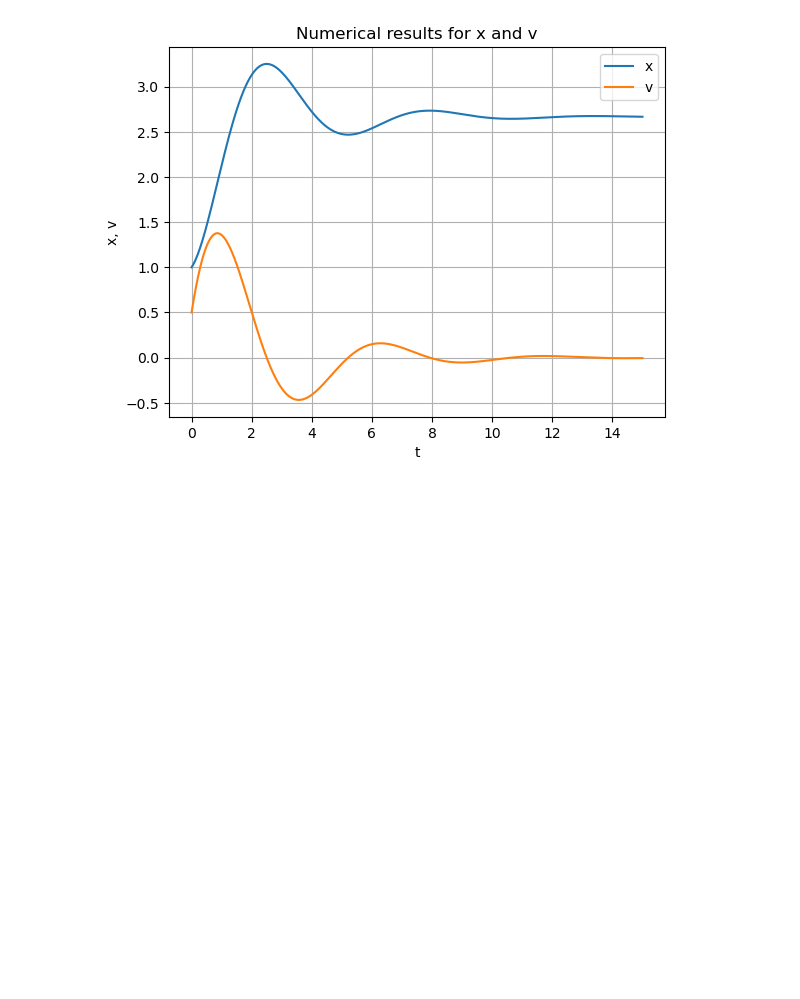
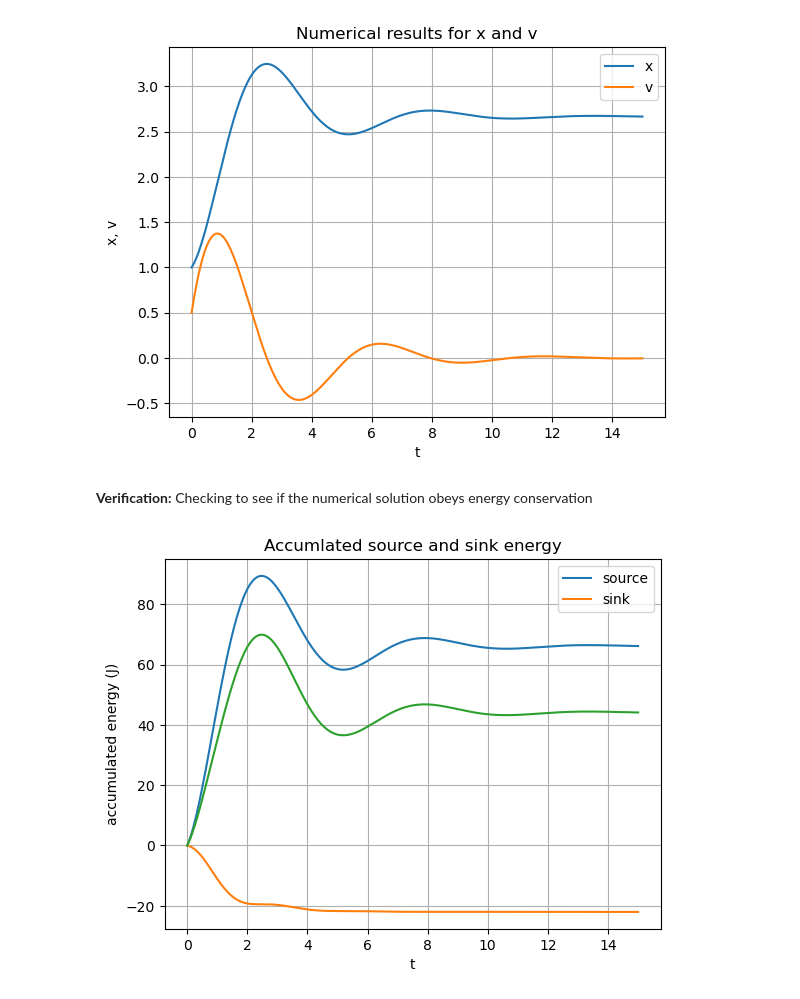
Before and after one commit to gabemorris12/dynamical_systems, a Jupyter notebook: Section 2 Examples/Example 2.3.ipynb, the cells around one changed output. Saved outputs shown, nothing was run; the diff lists cells and outputs as text; code cells hidden in the pictures; blank space fills up the shorter version.

```diff
--- a/Section 2 Examples/Example 2.3.ipynb
+++ b/Section 2 Examples/Example 2.3.ipynb
@@ -41,3 +40,39 @@ plt.title('Numerical results for x and v')
 plt.show()
 # %% [output]
 [figure]
+# %% [markdown]
+**Verification:** Checking to see if the numerical solution obeys energy conservation
+# %%
+#Redefining the state variables in terms of x and v:
+x =S.T[0]
+v =S.T[1]
+steps = len(x)
+
+#Define the total accumulated source energy at time,t
+def E_source(t_cur):
+    EE = np.zeros(steps)
+    step_cur = len(t_cur)
+    for i in range(1,step_cur):
+        EE[i] = EE[i-1]+fin*v[i]*dt
+    return EE
+E_Source = E_source(T)
+
+#Define the total accumulated sink energy at time,t
+def E_sink(t_cur):
+    EE = np.zeros(steps)
+    step_cur = len(t_cur)
+    for i in range(1,step_cur):
+        EE[i] = EE[i-1]-b*v[i]*v[i]*dt
+    return EE
+E_Source = E_source(T)
+E_Sink = E_sink(T)
+E_boundary = E_Source+E_Sink
+
+plt.plot(T,E_Source,'-',T,E_Sink,'-',T,E_boundary,'-')
+plt.grid(True)
+plt.xlabel('t'); plt.ylabel('accumulated energy (J)')
+plt.legend(('source','sink'),loc=0)
+plt.title('Accumlated source and sink energy')
+plt.show()
+# %% [output]
+[figure, added]
```
Also changed, not shown: parts of 2 cells of this notebook, 4 other files.
